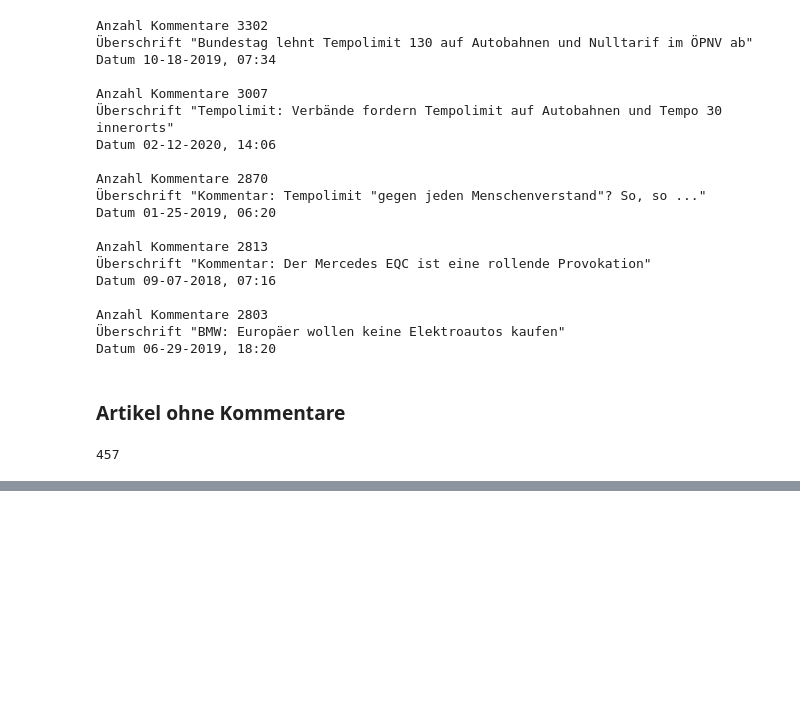
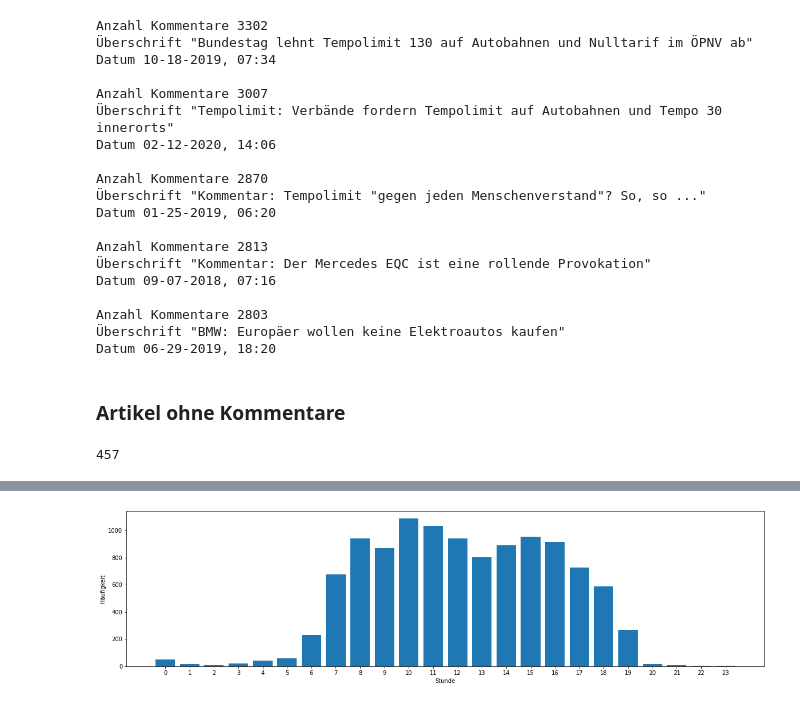
Before and after one commit to Chr1st1anG/NLP, a Jupyter notebook: Exploartion.ipynb, the cells around one changed output, grey strips where cells are left out. Cells and saved outputs as stored; diff of their text form; code cells hidden in the pictures; blank space fills up the shorter version.

```diff
--- a/Exploartion.ipynb
+++ b/Exploartion.ipynb
@@ -100,0 +160,18 @@ np.count_nonzero(number_comments_np==0)
+# %%
+articles_hour = {}
+for article in articles:
+    date = article["date"]
+    date = datetime.strptime(date, "%m-%d-%Y, %H:%M")
+    if date.year != 2021:
+        articles_hour[date.hour] = articles_hour.get(date.hour,0) + 1
+articles_hour = {key: value for (key, value) in sorted(articles_hour.items(), key=lambda x: x[0], reverse=True)}
+# %%
+plt.figure(figsize=(20,5))
+plt.bar(range(len(articles_hour)), list(articles_hour.values()), align='center')
+plt.xticks(range(len(articles_hour)), list(articles_hour.keys()))
+plt.xlabel('Stunde')
+plt.ylabel('Häufigkeit')
+plt.gca().invert_xaxis()
+plt.show()
+# %% [output]
+[figure, added]
```
Also changed, not shown: parts of 12 cells of this notebook.
